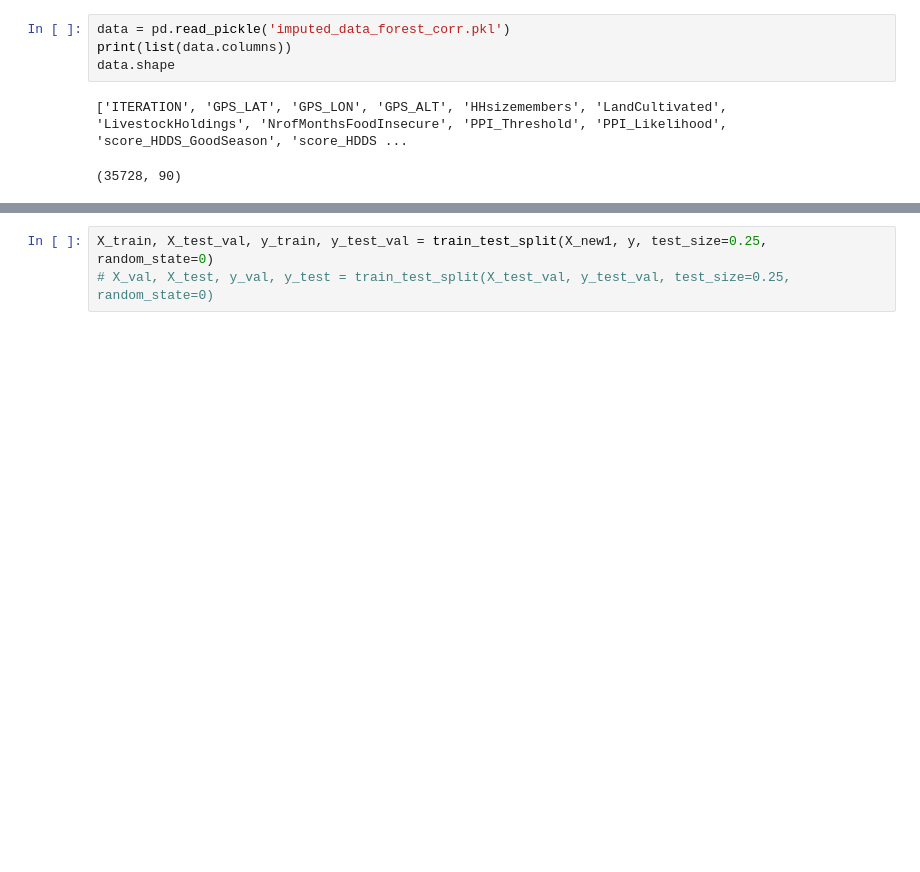
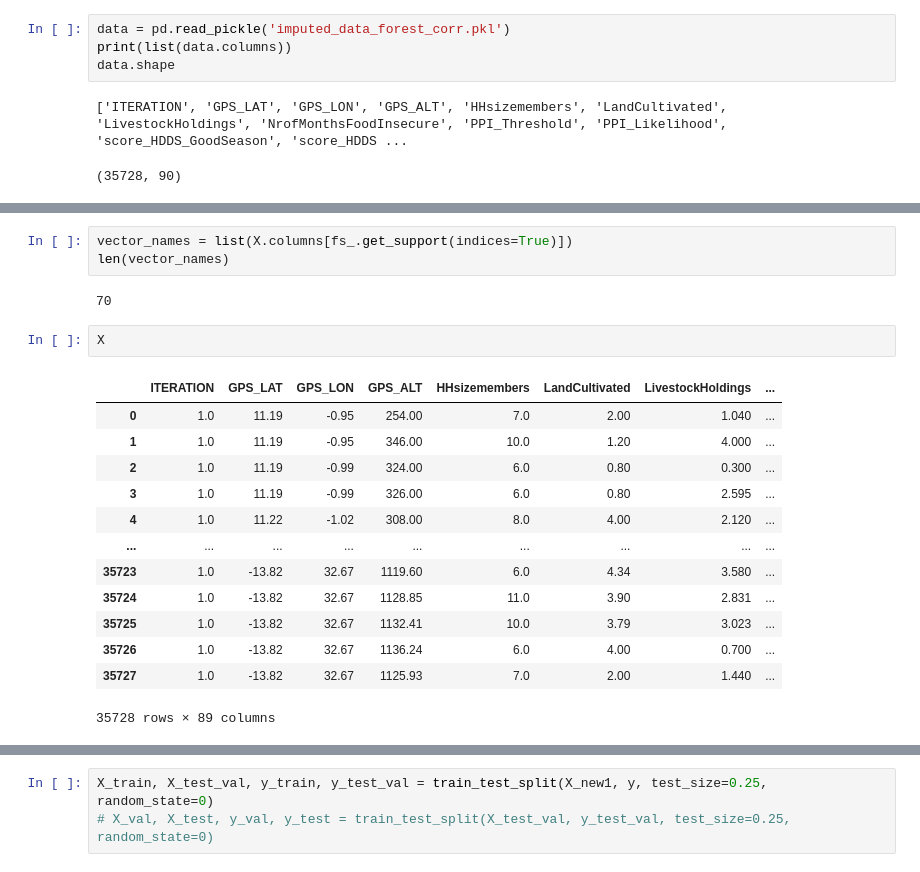
Before and after one commit to willianck/Predicting-Food-Insecurity, a Jupyter notebook: shapley_NN.ipynb, the cells around one changed output, grey strips where cells are left out. Cells and saved outputs as stored; diff of their text form; blank space fills up the shorter version.

```diff
--- a/shapley_NN.ipynb
+++ b/shapley_NN.ipynb
@@ -114,3 +118,24 @@ y.shape
 Name: Food_InsecurityLevel, Length: 35728, dtype: int32
 (35728, 70)
 (35728,)
+# %%
+vector_names = list(X.columns[fs_.get_support(indices=True)])
+len(vector_names)
+# %% [output]
+70
+# %%
+X
+# %% [output]
+|  | ITERATION | GPS_LAT | GPS_LON | GPS_ALT | HHsizemembers | LandCultivated | LivestockHoldings | ... |
+| 0 | 1.0 | 11.19 | -0.95 | 254.00 | 7.0 | 2.00 | 1.040 | ... |
+| 1 | 1.0 | 11.19 | -0.95 | 346.00 | 10.0 | 1.20 | 4.000 | ... |
+| 2 | 1.0 | 11.19 | -0.99 | 324.00 | 6.0 | 0.80 | 0.300 | ... |
+| 3 | 1.0 | 11.19 | -0.99 | 326.00 | 6.0 | 0.80 | 2.595 | ... |
+| 4 | 1.0 | 11.22 | -1.02 | 308.00 | 8.0 | 4.00 | 2.120 | ... |
+| ... | ... | ... | ... | ... | ... | ... | ... | ... |
+| 35723 | 1.0 | -13.82 | 32.67 | 1119.60 | 6.0 | 4.34 | 3.580 | ... |
+| 35724 | 1.0 | -13.82 | 32.67 | 1128.85 | 11.0 | 3.90 | 2.831 | ... |
+| 35725 | 1.0 | -13.82 | 32.67 | 1132.41 | 10.0 | 3.79 | 3.023 | ... |
+| 35726 | 1.0 | -13.82 | 32.67 | 1136.24 | 6.0 | 4.00 | 0.700 | ... |
+| 35727 | 1.0 | -13.82 | 32.67 | 1125.93 | 7.0 | 2.00 | 1.440 | ... |
+35728 rows × 89 columns
```
Also changed, not shown: parts of 15 cells of this notebook, 2 other files.
